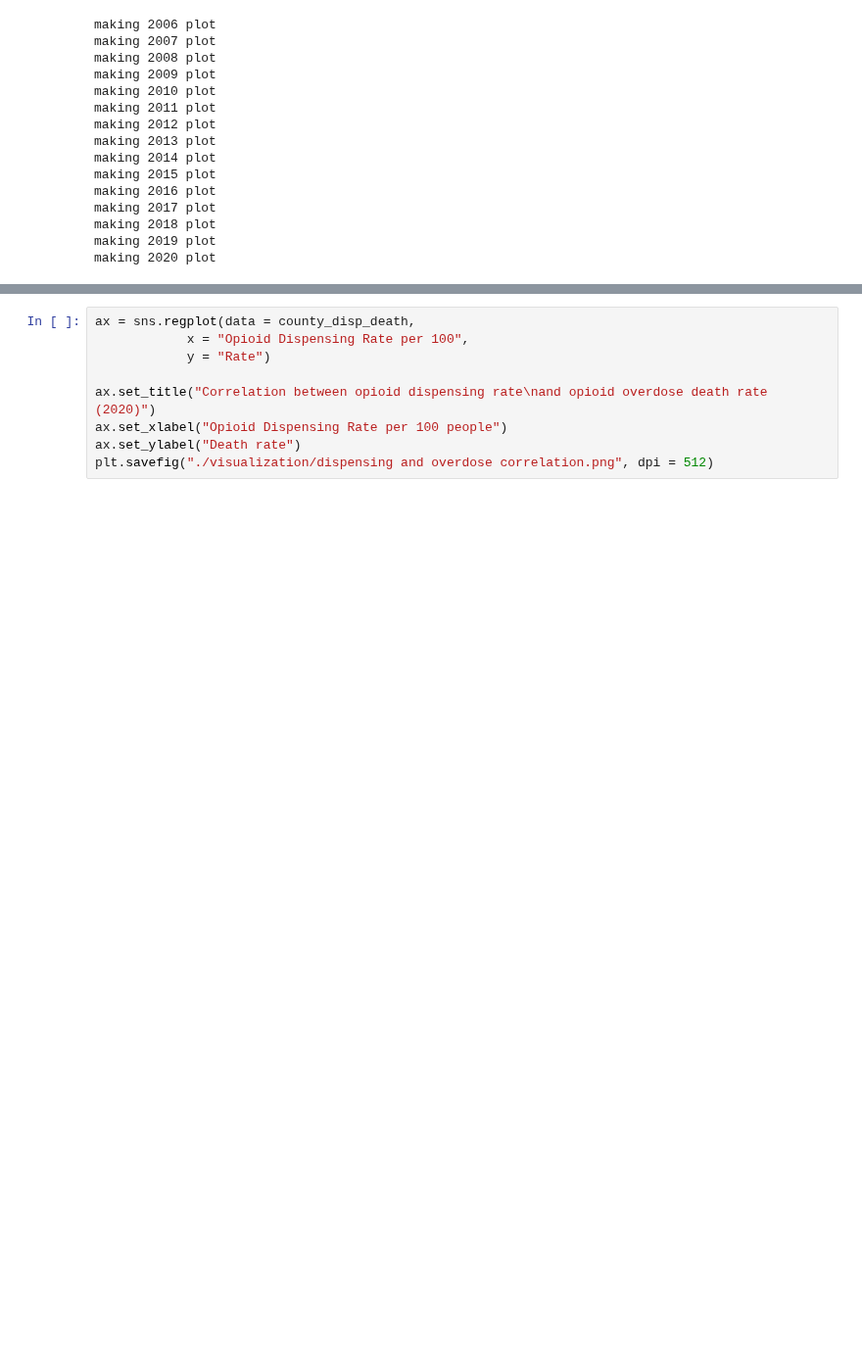
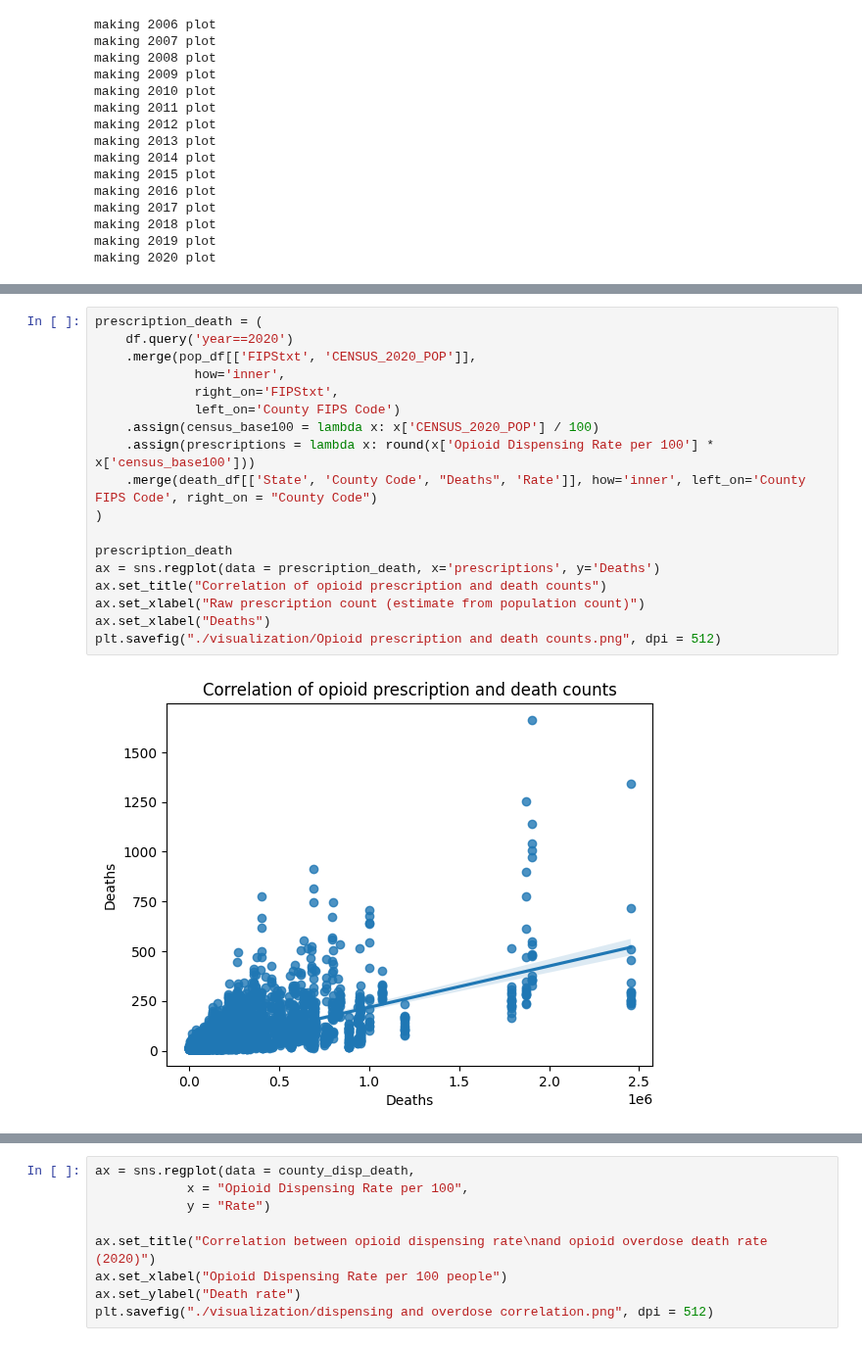
Before and after one commit to Ludougan123234/624-project, a Jupyter notebook: exp_opioid randy.ipynb, the cells around one changed output, grey strips where cells are left out. Shown at 98% size. Saved outputs shown, nothing was run; the diff lists cells and outputs as text; blank space fills up the shorter version.

```diff
--- a/exp_opioid randy.ipynb
+++ b/exp_opioid randy.ipynb
@@ -1094,0 +1136,20 @@ county_disp_death = disp_death.groupby('State_x')[['Opioid Dispensing Rate per 1
+# %%
+prescription_death = (
+    df.query('year==2020')
+    .merge(pop_df[['FIPStxt', 'CENSUS_2020_POP']],
+             how='inner',
+             right_on='FIPStxt',
+             left_on='County FIPS Code')
+    .assign(census_base100 = lambda x: x['CENSUS_2020_POP'] / 100)
+    .assign(prescriptions = lambda x: round(x['Opioid Dispensing Rate per 100'] * x['census_base100']))
+    .merge(death_df[['State', 'County Code', "Deaths", 'Rate']], how='inner', left_on='County FIPS Code', right_on = "County Code")
+)
+
+prescription_death
+ax = sns.regplot(data = prescription_death, x='prescriptions', y='Deaths')
+ax.set_title("Correlation of opioid prescription and death counts")
+ax.set_xlabel("Raw prescription count (estimate from population count)")
+ax.set_xlabel("Deaths")
+plt.savefig("./visualization/Opioid prescription and death counts.png", dpi = 512)
+# %% [output]
+[figure, added]
```
Also changed, not shown: parts of 11 cells of this notebook, 2 other files.
